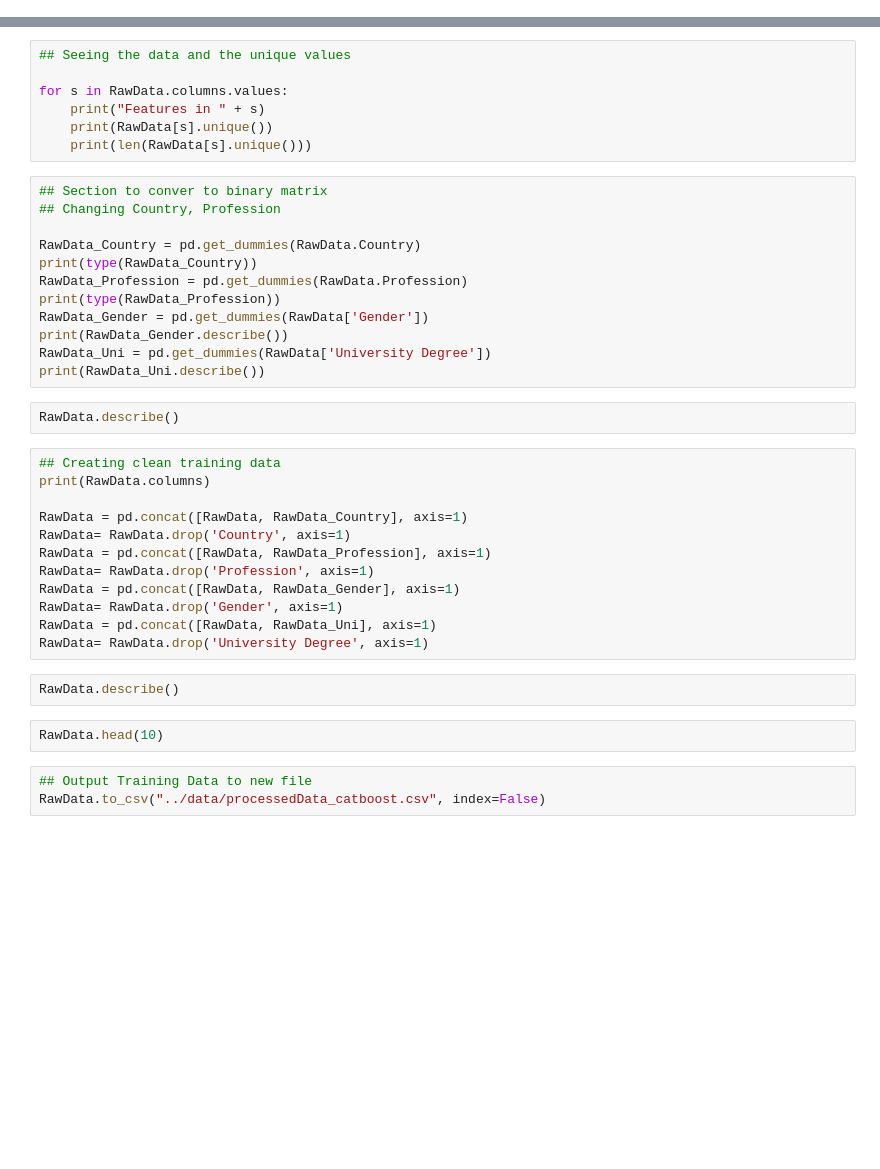
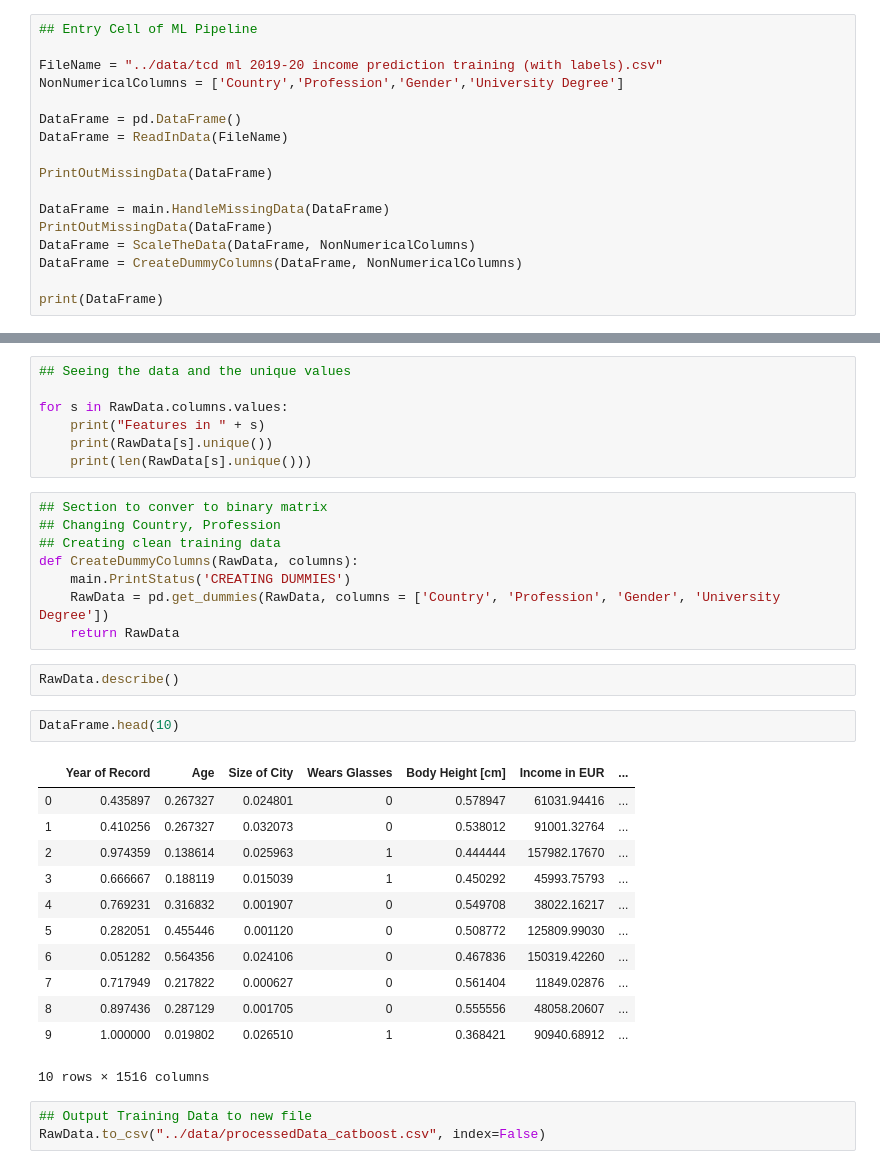
Before and after one commit to calebteo/CS7CS4-A1, a Jupyter notebook: src/Assignment_1.ipynb, the cells around one changed output, grey strips where cells are left out. Saved outputs shown, nothing was run; the diff lists cells and outputs as text; blank space fills up the shorter version.

Commit message:
Cleaning code

```diff
--- a/src/Assignment_1.ipynb
+++ b/src/Assignment_1.ipynb
@@ -14,3 +14,20 @@ from sklearn.preprocessing import Normalizer
 from catboost import CatBoostRegressor
 
 import main
+# %%
+## Entry Cell of ML Pipeline
+
+FileName = "../data/tcd ml 2019-20 income prediction training (with labels).csv"
+NonNumericalColumns = ['Country','Profession','Gender','University Degree']
+
+DataFrame = pd.DataFrame()
+DataFrame = ReadInData(FileName)
+
+PrintOutMissingData(DataFrame)
+
+DataFrame = main.HandleMissingData(DataFrame)
+PrintOutMissingData(DataFrame)
+DataFrame = ScaleTheData(DataFrame, NonNumericalColumns)
+DataFrame = CreateDummyColumns(DataFrame, NonNumericalColumns)
+
+print(DataFrame)
@@ -79,33 +118,28 @@ for s in RawData.columns.values:
 # %%
 ## Section to conver to binary matrix
 ## Changing Country, Profession
-
-RawData_Country = pd.get_dummies(RawData.Country)
-print(type(RawData_Country))
-RawData_Profession = pd.get_dummies(RawData.Profession)
-print(type(RawData_Profession))
-RawData_Gender = pd.get_dummies(RawData['Gender'])
-print(RawData_Gender.describe())
-RawData_Uni = pd.get_dummies(RawData['University Degree'])
-print(RawData_Uni.describe())
+## Creating clean training data
+def CreateDummyColumns(RawData, columns):
+    main.PrintStatus('CREATING DUMMIES')
+    RawData = pd.get_dummies(RawData, columns = ['Country', 'Profession', 'Gender', 'University Degree'])
+    return RawData
 # %%
 RawData.describe()
-# %%
-## Creating clean training data
-print(RawData.columns)
-
-RawData = pd.concat([RawData, RawData_Country], axis=1)
-RawData= RawData.drop('Country', axis=1)
-RawData = pd.concat([RawData, RawData_Profession], axis=1)
-RawData= RawData.drop('Profession', axis=1)
-RawData = pd.concat([RawData, RawData_Gender], axis=1)
-RawData= RawData.drop('Gender', axis=1)
-RawData = pd.concat([RawData, RawData_Uni], axis=1)
-RawData= RawData.drop('University Degree', axis=1)
-# %%
-RawData.describe()
 # %%
-RawData.head(10)
+DataFrame.head(10)
+# %% [output]
+|  | Year of Record | Age | Size of City | Wears Glasses | Body Height [cm] | Income in EUR | ... |
+| 0 | 0.435897 | 0.267327 | 0.024801 | 0 | 0.578947 | 61031.94416 | ... |
+| 1 | 0.410256 | 0.267327 | 0.032073 | 0 | 0.538012 | 91001.32764 | ... |
+| 2 | 0.974359 | 0.138614 | 0.025963 | 1 | 0.444444 | 157982.17670 | ... |
+| 3 | 0.666667 | 0.188119 | 0.015039 | 1 | 0.450292 | 45993.75793 | ... |
+| 4 | 0.769231 | 0.316832 | 0.001907 | 0 | 0.549708 | 38022.16217 | ... |
+| 5 | 0.282051 | 0.455446 | 0.001120 | 0 | 0.508772 | 125809.99030 | ... |
+| 6 | 0.051282 | 0.564356 | 0.024106 | 0 | 0.467836 | 150319.42260 | ... |
+| 7 | 0.717949 | 0.217822 | 0.000627 | 0 | 0.561404 | 11849.02876 | ... |
+| 8 | 0.897436 | 0.287129 | 0.001705 | 0 | 0.555556 | 48058.20607 | ... |
+| 9 | 1.000000 | 0.019802 | 0.026510 | 1 | 0.368421 | 90940.68912 | ... |
+10 rows × 1516 columns
 # %%
 ## Output Training Data to new file
 RawData.to_csv("../data/processedData_catboost.csv", index=False)
```
Also changed, not shown: parts of 5 cells of this notebook, 1 other file.
